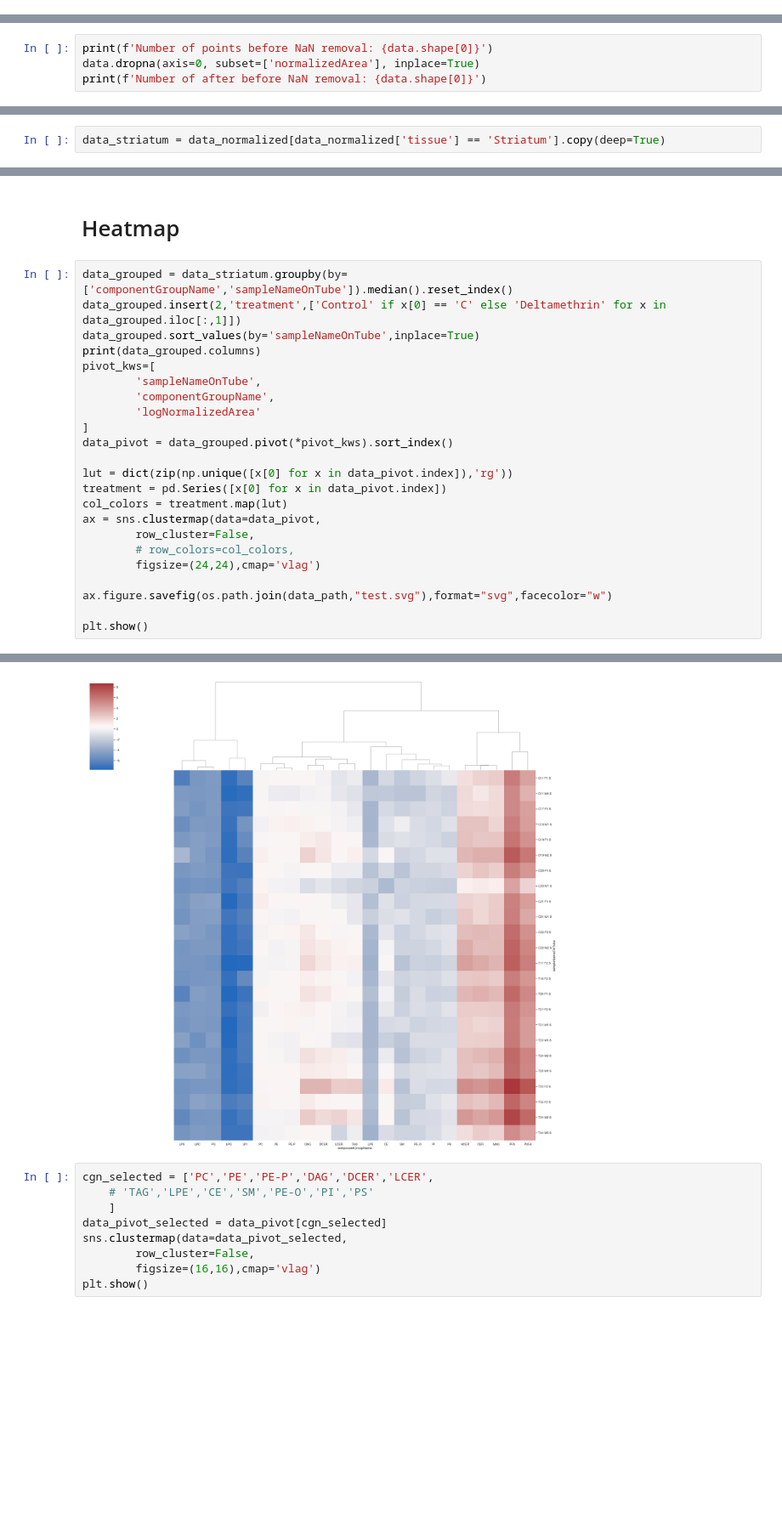
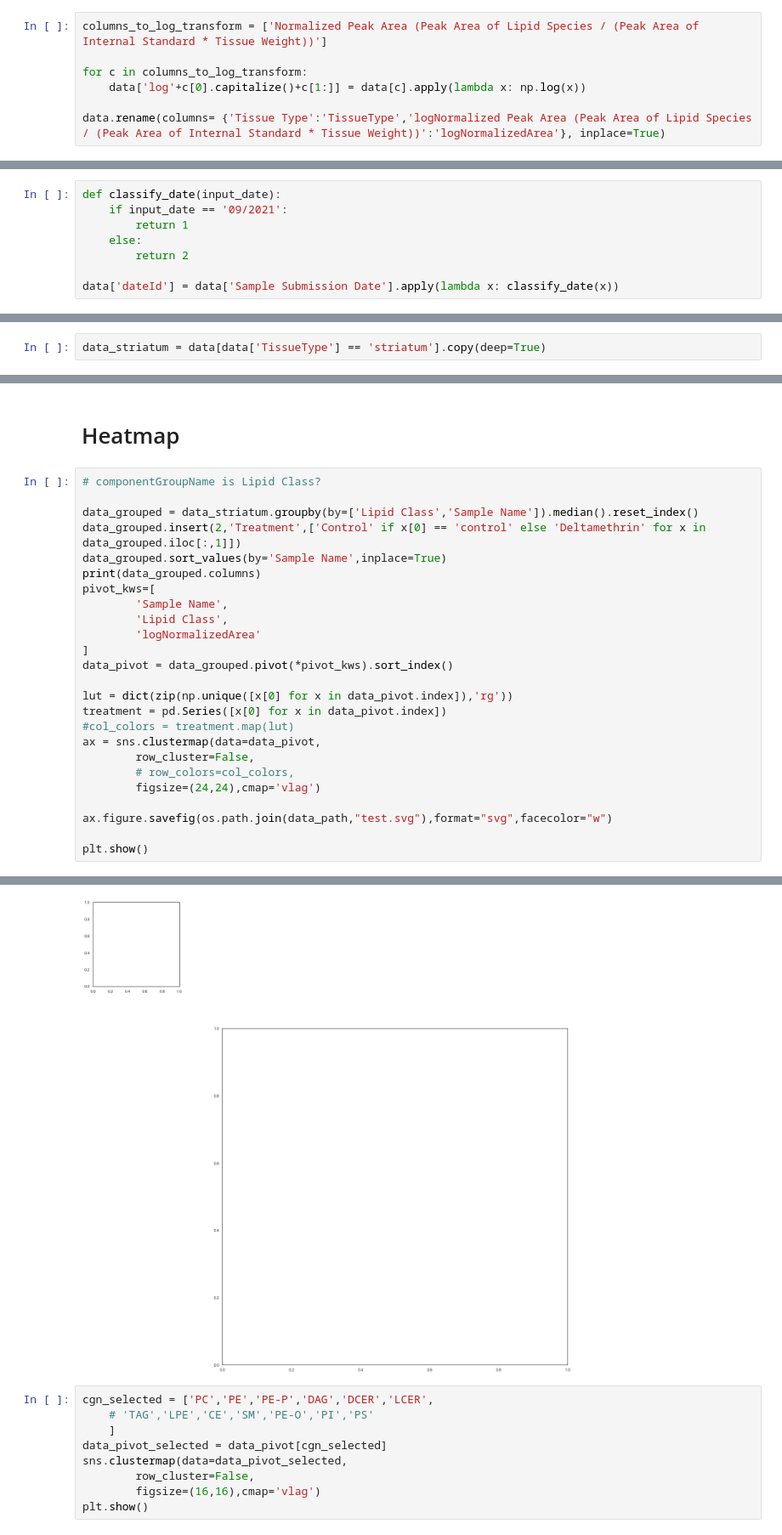
Before and after one commit to Ivan2nn/Lypidomics2, a Jupyter notebook: analysis-normalized-area.ipynb, the cells around one changed output, grey strips where cells are left out. Shown: that part at 85% size. Saved outputs shown, nothing was run; the diff lists cells and outputs as text; blank space fills up the shorter version.

Commit message:
Set the v-names according to the new dataframe

```diff
--- a/analysis-normalized-area.ipynb
+++ b/analysis-normalized-area.ipynb
@@ -43,0 +46,7 @@ for c in columns_to_transform:
+# %%
+columns_to_log_transform = ['Normalized Peak Area (Peak Area of Lipid Species / (Peak Area of Internal Standard * Tissue Weight))']
+
+for c in columns_to_log_transform:
+    data['log'+c[0].capitalize()+c[1:]] = data[c].apply(lambda x: np.log(x))
+
+data.rename(columns= {'Tissue Type':'TissueType','logNormalized Peak Area (Peak Area of Lipid Species / (Peak Area of Internal Standard * Tissue Weight))':'logNormalizedArea'}, inplace=True)
@@ -44,6 +55,10 @@ for c in columns_to_transform:
+# %%
+def classify_date(input_date):
+    if input_date == '09/2021':
+        return 1
+    else:
+        return 2
+
+data['dateId'] = data['Sample Submission Date'].apply(lambda x: classify_date(x))
 # %% [markdown]
 Drop NaN
-# %%
-print(f'Number of points before NaN removal: {data.shape[0]}')
-data.dropna(axis=0, subset=['normalizedArea'], inplace=True)
-print(f'Number of after before NaN removal: {data.shape[0]}')
@@ -288,5 +299,5 @@ sm.stats.anova_lm(model, typ=2)
 # %% [markdown]
 ### Anova only striatum
 # %%
-data_striatum = data_normalized[data_normalized['tissue'] == 'Striatum'].copy(deep=True)
+data_striatum = data[data['TissueType'] == 'striatum'].copy(deep=True)
 # %%
@@ -312,20 +323,22 @@ sm.stats.anova_lm(model, typ=2)
 # %% [markdown]
 # Heatmap
 # %%
-data_grouped = data_striatum.groupby(by=['componentGroupName','sampleNameOnTube']).median().reset_index()
-data_grouped.insert(2,'treatment',['Control' if x[0] == 'C' else 'Deltamethrin' for x in data_grouped.iloc[:,1]])
-data_grouped.sort_values(by='sampleNameOnTube',inplace=True)
+# componentGroupName is Lipid Class?
+
+data_grouped = data_striatum.groupby(by=['Lipid Class','Sample Name']).median().reset_index()
+data_grouped.insert(2,'Treatment',['Control' if x[0] == 'control' else 'Deltamethrin' for x in data_grouped.iloc[:,1]])
+data_grouped.sort_values(by='Sample Name',inplace=True)
 print(data_grouped.columns)
 pivot_kws=[
-        'sampleNameOnTube',
-        'componentGroupName',
+        'Sample Name',
+        'Lipid Class',
         'logNormalizedArea'
 ]
 data_pivot = data_grouped.pivot(*pivot_kws).sort_index()
 
 lut = dict(zip(np.unique([x[0] for x in data_pivot.index]),'rg'))
 treatment = pd.Series([x[0] for x in data_pivot.index])
-col_colors = treatment.map(lut)
+#col_colors = treatment.map(lut)
 ax = sns.clustermap(data=data_pivot,
         row_cluster=False,
         # row_colors=col_colors,
@@ -344,4 +358,4 @@ Index(['componentGroupName', 'sampleNameOnTube', 'treatment',
-[figure, old version]
+[figure, new version]
 # %%
 cgn_selected = ['PC','PE','PE-P','DAG','DCER','LCER',
     # 'TAG','LPE','CE','SM','PE-O','PI','PS'
```
Also changed, not shown: parts of 32 cells of this notebook, 4 other files.
